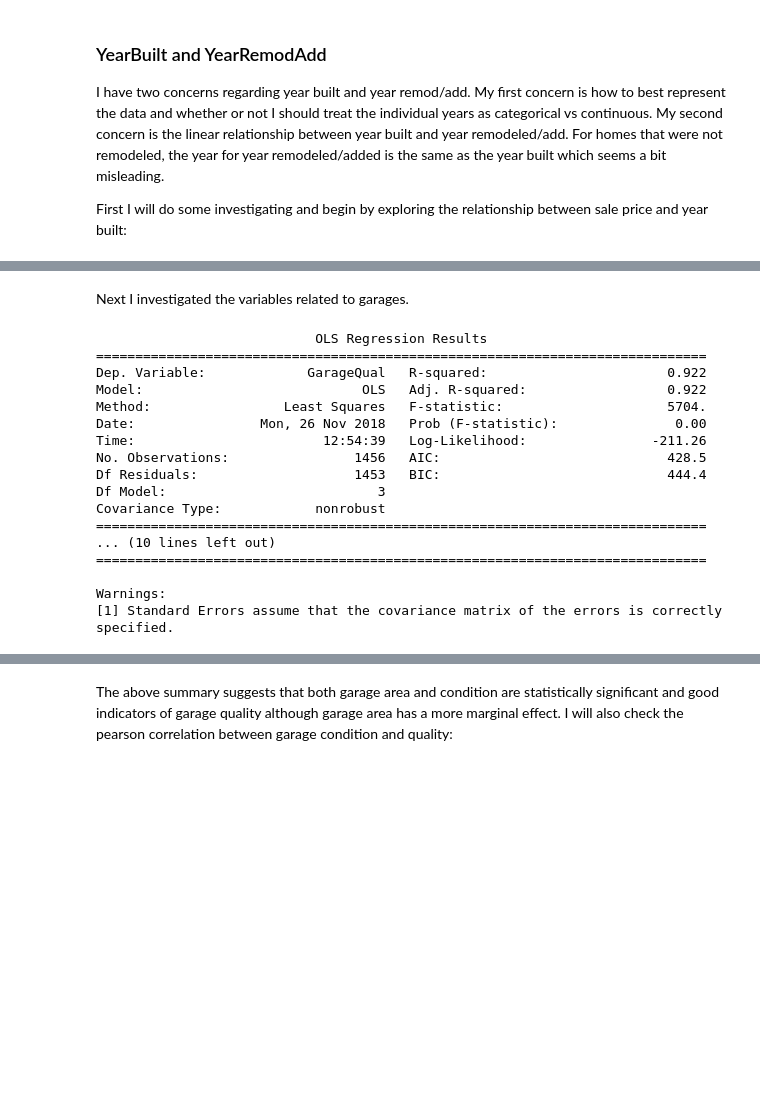
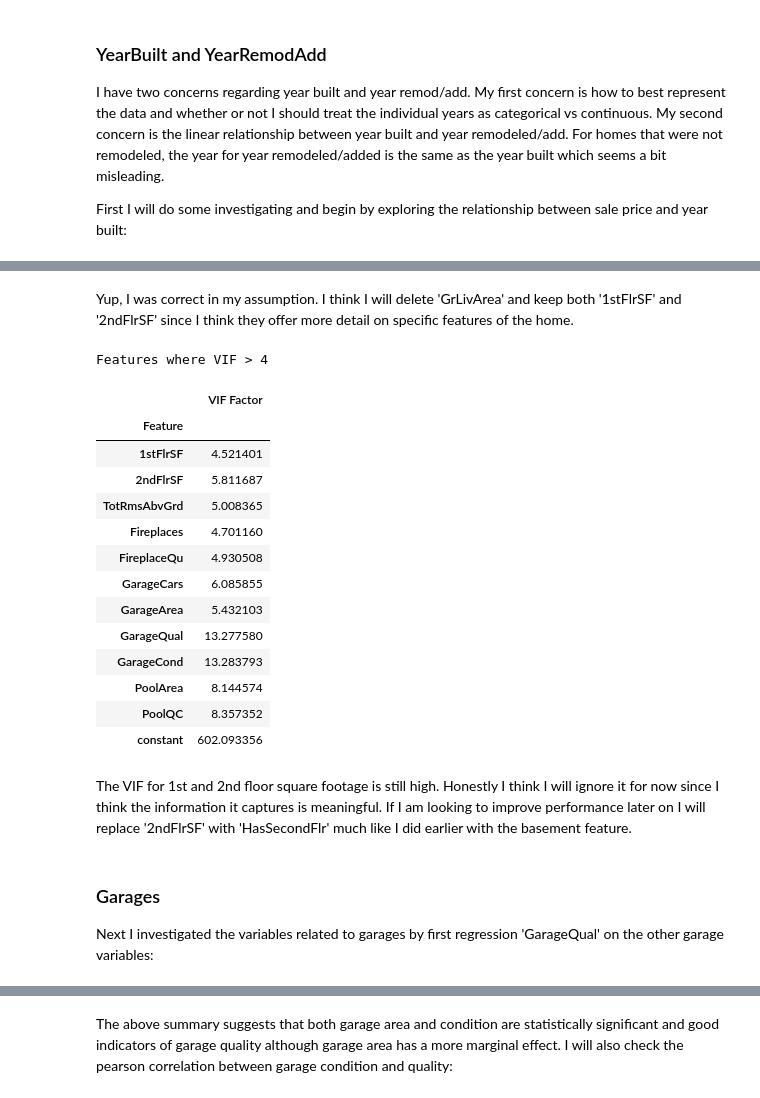
Before and after one commit to agrai1/Predicting-housing-prices, a Jupyter notebook: Exploratory data analysis - Filling nulls - Feature engineering.ipynb, the cells around one changed output, grey strips where cells are left out. Cells and saved outputs as stored; diff of their text form; code cells hidden in the pictures; blank space fills up the shorter version.

```diff
--- a/Exploratory data analysis - Filling nulls - Feature engineering.ipynb
+++ b/Exploratory data analysis - Filling nulls - Feature engineering.ipynb
@@ -1269,26 +1293,28 @@ Yup, the coefficients are significant at the 5% level and both R^2 and adjusted
+# %% [markdown]
+Yup, I was correct in my assumption. I think I will delete 'GrLivArea' and keep both '1stFlrSF' and '2ndFlrSF' since I think they offer more detail on specific features of the home.
 # %%
-df.drop(columns=['1stFlrSF','2ndFlrSF'], axis=1, inplace=True)
+df.drop(columns='GrLivArea', axis=1, inplace=True)
+# %%
+vif_(data=df, dependent_var='SalePrice', threshold=4)
+# %% [output]
+Features where VIF > 4
+|  | VIF Factor |
+| Feature |  |
+| 1stFlrSF | 4.521401 |
+| 2ndFlrSF | 5.811687 |
+| TotRmsAbvGrd | 5.008365 |
+| Fireplaces | 4.701160 |
+| FireplaceQu | 4.930508 |
+| GarageCars | 6.085855 |
+| GarageArea | 5.432103 |
+| GarageQual | 13.277580 |
+| GarageCond | 13.283793 |
+| PoolArea | 8.144574 |
+| PoolQC | 8.357352 |
+| constant | 602.093356 |
+# %% [markdown]
+The VIF for 1st and 2nd floor square footage is still high. Honestly I think I will ignore it for now since I think the information it captures is meaningful. If I am looking to improve performance later on I will replace '2ndFlrSF' with 'HasSecondFlr' much like I did earlier with the basement feature.
 # %% [markdown]
-Next I investigated the variables related to garages.
+### Garages
+
+Next I investigated the variables related to garages by first regression 'GarageQual' on the other garage variables:
-# %%
-regression = sm.OLS(endog=df['GarageQual'], exog=df[['GarageCars','GarageArea','GarageCond']], missing='drop')
-results = regression.fit()
-print(results.summary())
-# %% [output]
-                            OLS Regression Results
-==============================================================================
-Dep. Variable:             GarageQual   R-squared:                       0.922
-Model:                            OLS   Adj. R-squared:                  0.922
-Method:                 Least Squares   F-statistic:                     5704.
-Date:                Mon, 26 Nov 2018   Prob (F-statistic):               0.00
-Time:                        12:54:39   Log-Likelihood:                -211.26
-No. Observations:                1456   AIC:                             428.5
-Df Residuals:                    1453   BIC:                             444.4
-Df Model:                           3
-Covariance Type:            nonrobust
-==============================================================================
-... (10 lines left out)
-==============================================================================
-
-Warnings:
-[1] Standard Errors assume that the covariance matrix of the errors is correctly specified.
```
Also changed, not shown: parts of 105 cells of this notebook.
